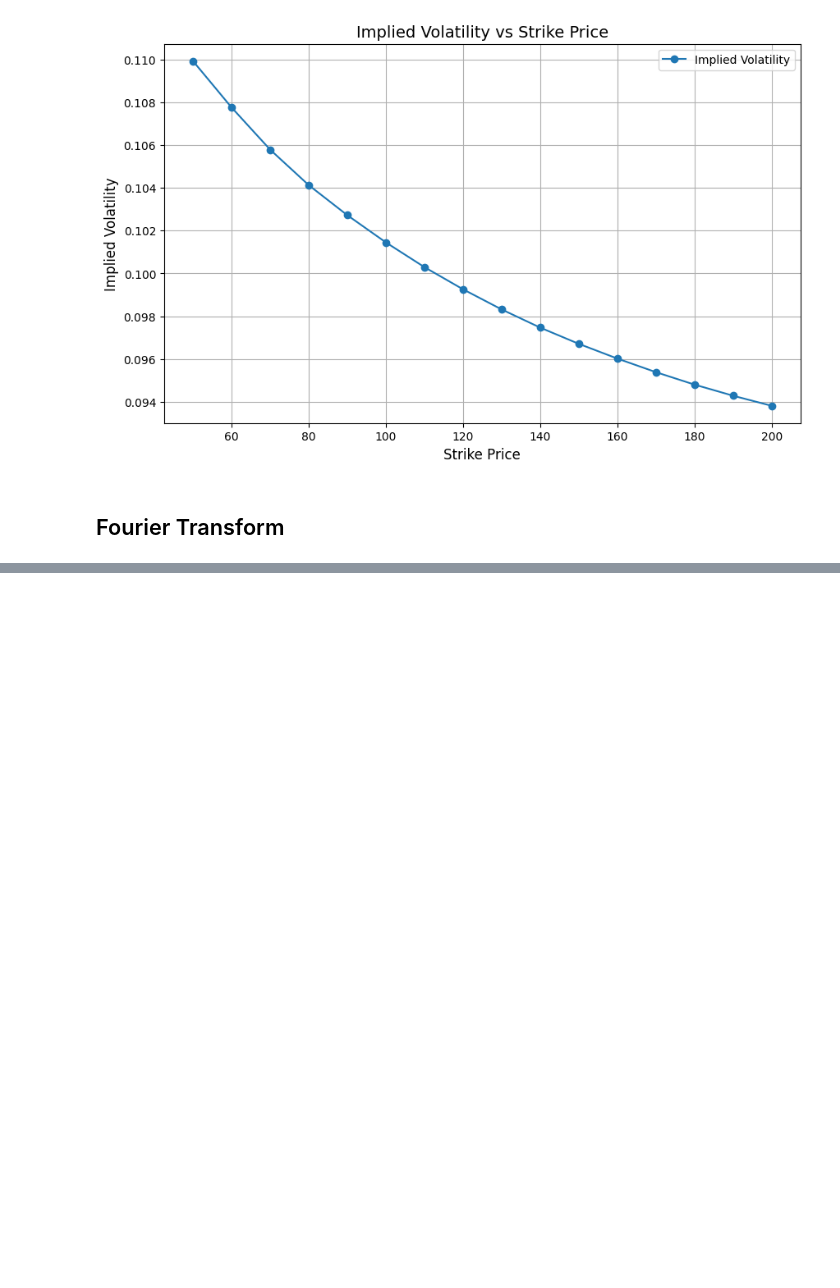
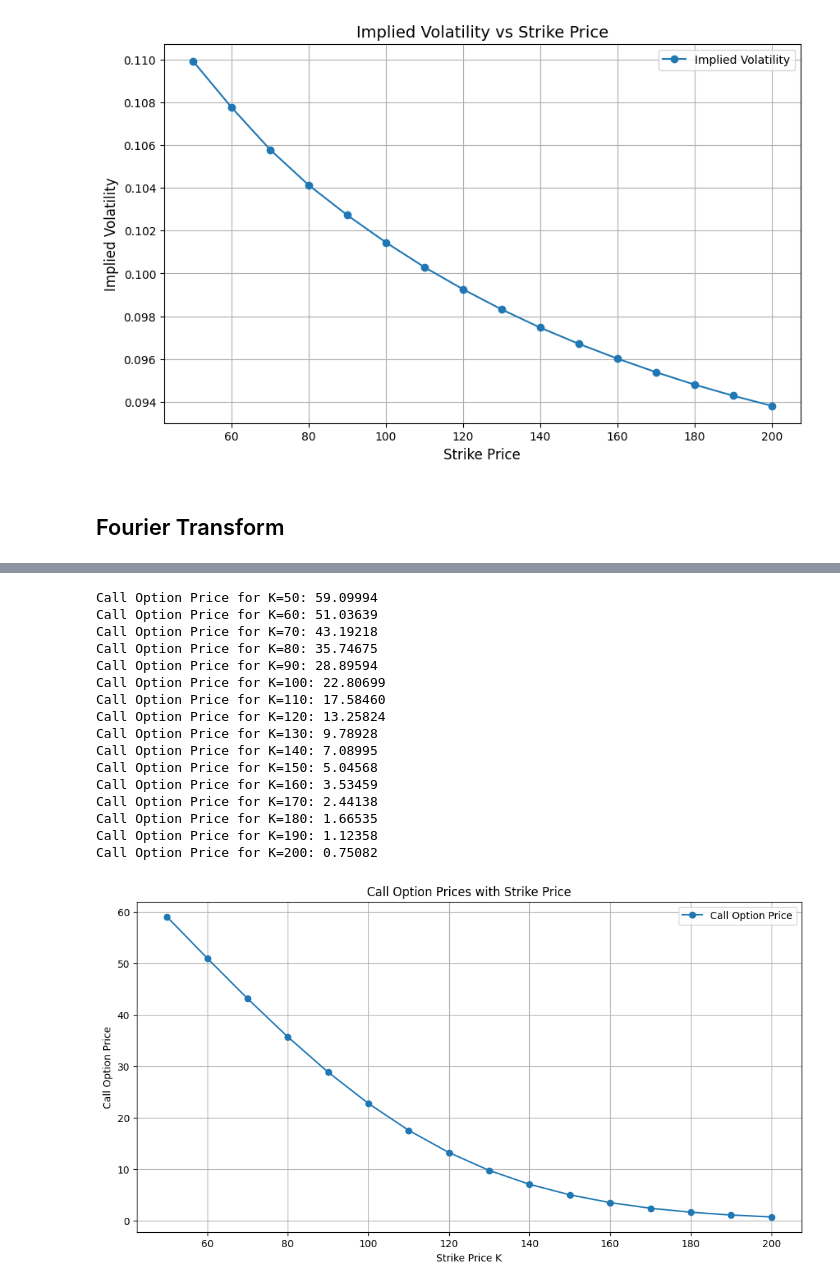
Before and after one commit to ashademeij/MathematicalFinance, a Jupyter notebook: Case 7 /HestonModel.ipynb, the cells around one changed output, grey strips where cells are left out. Cells and saved outputs as stored; diff of their text form; code cells hidden in the pictures; blank space fills up the shorter version.

```diff
--- a/Case 7 /HestonModel.ipynb
+++ b/Case 7 /HestonModel.ipynb
@@ -72,7 +91,7 @@ for K in strikes:
     payoffs_heston = np.maximum(S_T_heston - K, 0)
     price_heston = np.exp(-r * T) * np.mean(payoffs_heston)
     payoff_std = np.std(payoffs_heston)
-    se = discount_factor * payoff_std / np.sqrt(number_of_simulations)
+    se = discount_factor * payoff_std / np.sqrt(numSim)
 
     call_prices_heston.append(price_heston)
     SE.append(se)
@@ -145,0 +281,72 @@ Heston Fourier Call Price: 14499255886265721401611822693223855602084661160056572
+# %%
+# ex 3
+
+
+# Integration over xi for call option price
+def call_price_heston(alpha, V_t, x_t, T, t, K, r, kappa, theta, sigma_v, rho):
+
+    def integrand(xi):
+        return integrand_FT(xi, alpha, V_t, x_t, T, t, K, r, kappa, theta, sigma_v, rho)
+
+    # Perform numerical integration over xi
+    integral_result, _ = quad(integrand, -100, 100)  # Adjust integration limits as needed
+    return integral_result
+
+# Compute and print call option prices
+call_option_prices = []
+
+for K in strike_prices:
+    # Use the corresponding optimal alpha for the strike price
+    optimal_alpha = optimal_alphas[strike_prices.tolist().index(K)]
+
+    # Compute the call option price
+    price = call_price_heston(optimal_alpha, V_t, x_t, T, t, K, r, kappa, theta, sigma_v, rho)
+    call_option_prices.append(price)
+    print(f"Call Option Price for K={K}: {price:.5f}")
+
+# Plot the call option prices against strike prices
+plt.figure(figsize=(12, 6))
+plt.plot(strike_prices, call_option_prices, marker='o', label="Call Option Price")
+plt.xlabel("Strike Price K")
+plt.ylabel("Call Option Price")
+plt.title("Call Option Prices with Strike Price")
+plt.legend()
+plt.grid(True)
+plt.show()
+
+
+# Strike	Heston Call Price
+# 50	59.058624034014656 ± 0.03160239767820745
+# 60	50.99648375645509 ± 0.0313868696852583
+# 70	43.15487232945375 ± 0.03087075870482115
+# 80	35.71388657104994 ± 0.02991358446511778
+# 90	28.86653447971453 ± 0.028446832472632924
+# 100	22.779734998253307 ± 0.02649273349934063
+# 110	17.5596331599988 ± 0.02415355353201692
+# 120	13.2371750235883 ± 0.02157734406033555
+# 130	9.770686600088235 ± 0.01892317290180875
+# 140	7.076595142500846 ± 0.016325354247522253
+# 150	5.036555853408148 ± 0.013887563498385457
+# 160	3.5287091995157565 ± 0.011674782939316366
+# 170	2.438862083829533 ± 0.009718252955977143
+# 180	1.6658794001833364 ± 0.008023828581459188
+# 190	1.1252150939437102 ± 0.006581047793712232
+# 200	0.7532277287787588 ± 0.005368603346793097
+# %% [output]
+Call Option Price for K=50: 59.09994
+Call Option Price for K=60: 51.03639
+Call Option Price for K=70: 43.19218
+Call Option Price for K=80: 35.74675
+Call Option Price for K=90: 28.89594
+Call Option Price for K=100: 22.80699
+Call Option Price for K=110: 17.58460
+Call Option Price for K=120: 13.25824
+Call Option Price for K=130: 9.78928
+Call Option Price for K=140: 7.08995
+Call Option Price for K=150: 5.04568
+Call Option Price for K=160: 3.53459
+Call Option Price for K=170: 2.44138
+Call Option Price for K=180: 1.66535
+Call Option Price for K=190: 1.12358
+Call Option Price for K=200: 0.75082
+[figure, added]
```
Also changed, not shown: parts of 6 cells of this notebook.
